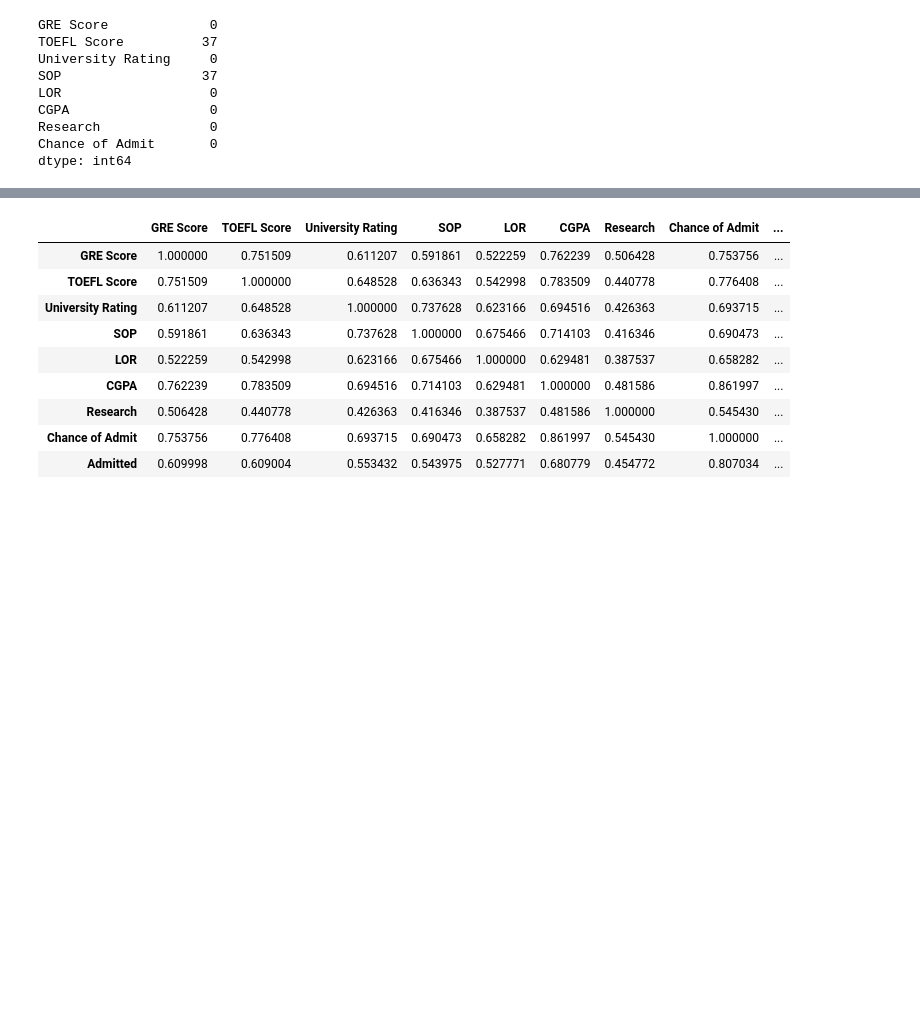
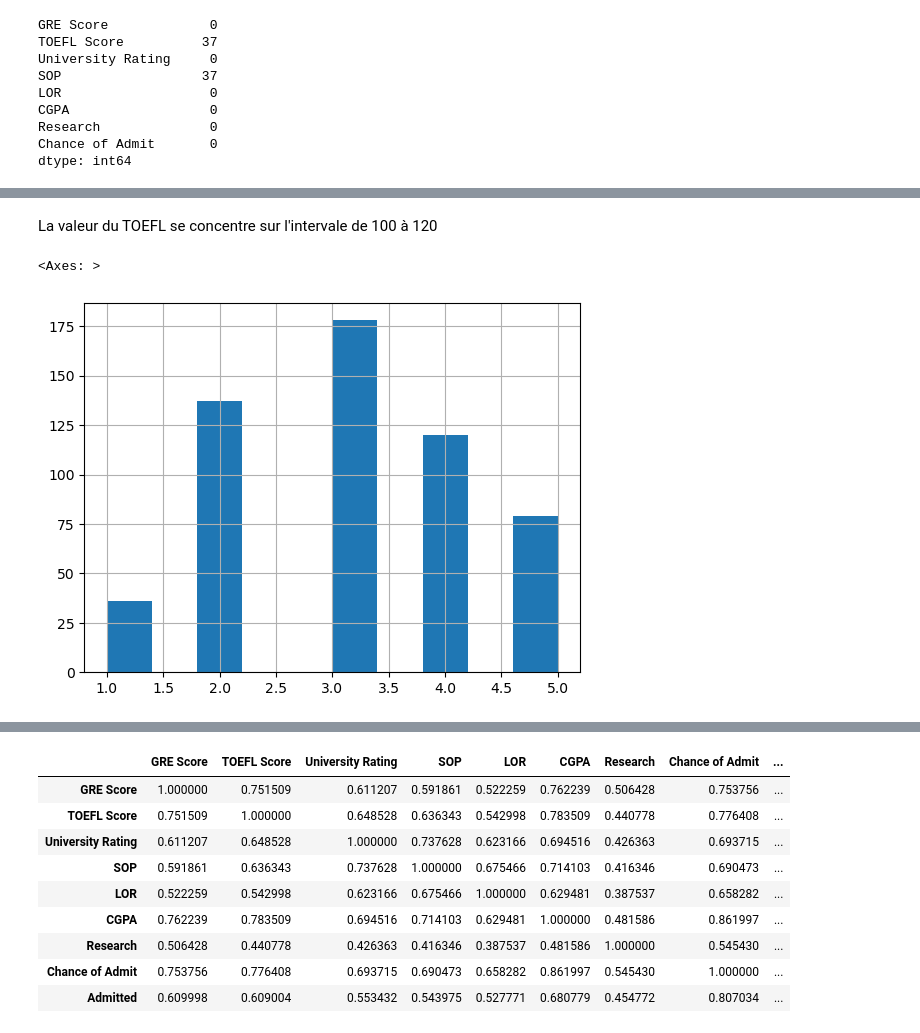
Before and after one commit to rasolonjanahary/Projet-de-fin-de-L2, a Jupyter notebook: APV_V2.ipynb, the cells around one changed output, grey strips where cells are left out. Saved outputs shown, nothing was run; the diff lists cells and outputs as text; code cells hidden in the pictures; blank space fills up the shorter version.

```diff
--- a/APV_V2.ipynb
+++ b/APV_V2.ipynb
@@ -73,0 +101,7 @@ df_clean = df_clean.dropna()
+# %% [markdown]
+La valeur du TOEFL se concentre sur l'intervale de 100 à 120
+# %%
+df_clean["University Rating"].hist()
+# %% [output]
+<Axes: >
+[figure, added]
```
Also changed, not shown: parts of 26 cells of this notebook, 2 other files.
